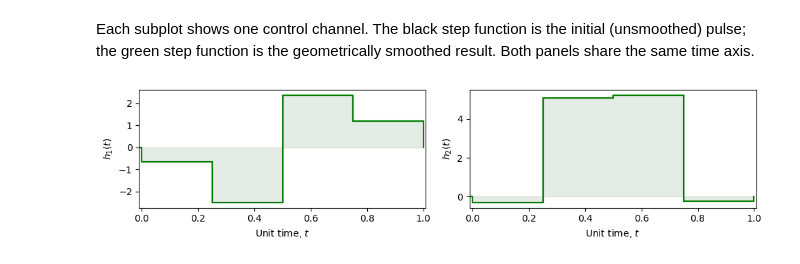
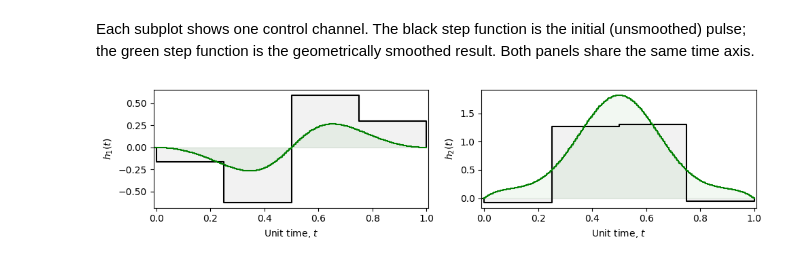
Before and after one commit to dyylan/geope, a Jupyter notebook: docs/examples/pulse_smoothing.ipynb, the cells around one changed output. Cells and saved outputs as stored; diff of their text form; code cells hidden in the pictures.

```diff
--- a/docs/examples/pulse_smoothing.ipynb
+++ b/docs/examples/pulse_smoothing.ipynb
@@ -103,7 +103,7 @@ while c < 6 and not success:
                              verbose=True,
                              history=History())
         steps.append(opt_geope.history.steps[-1])
-    success, _ = Gecko(opt_geope.params).smooth(piecewise_steps_multiplier=2, smoothing_rate=0.001, max_smoothing_steps=500, diff_tol=0.00001)
+    success, _ = Gecko(opt_geope.params, verbose=True).smooth(piecewise_steps_multiplier=2, smoothing_rate=0.01, max_smoothing_steps=500, diff_tol=0.00001)
     steps.append(opt_geope.history.steps[-1])
     c+=1
 opt_geope.optimize(max_steps=100, max_step_size=max_step_size, gram_schmidt_step_size=1.2*max_step_size)
@@ -190,7 +189,6 @@ gf_gates = [float(i)/gf_scaling for i in range(-1, opt_geope_gf.params.parameter
 fig, axs = plt.subplots(1, 2, figsize=(10, 2.5), sharex=True)
 
 for i, strength in enumerate(opt_geope.history.parameters[steps[0]].T):
-    strength = [s*orig_scaling for s in strength]
     if opt_geope.params.basis.labels[i] in opt_geope.params.projected_basis.labels:
         axs[0].step(orig_gates,
                     np.append(np.array([0]), np.append(strength,np.array([0]))),
@@ -204,7 +202,6 @@ for i, strength in enumerate(opt_geope.history.parameters[steps[0]].T):
                             alpha=0.05)
 
 for i, strength in enumerate(opt_geope_gf.params.parameters.T):
-    strength = [s*gf_scaling for s in strength]
     if opt_geope_gf.params.basis.labels[i] in opt_geope_gf.params.projected_basis.labels:
         axs[0].step(gf_gates,
                     np.append(np.array([0]), np.append(strength,np.array([0]))),
@@ -218,7 +215,6 @@ for i, strength in enumerate(opt_geope_gf.params.parameters.T):
                             alpha=alpha)
 
 for i, strength in enumerate(opt_geope.history.parameters[steps[0]].T):
-    strength = [s*orig_scaling for s in strength]
     if opt_geope.params.basis.labels[i] in opt_geope.params.projected_basis.labels:
         axs[1].step(orig_gates,
                     np.append(np.array([0]), np.append(strength,np.array([0]))),
@@ -232,7 +228,6 @@ for i, strength in enumerate(opt_geope.history.parameters[steps[0]].T):
                             alpha=0.05)
 
 for i, strength in enumerate(opt_geope.params.parameters.T):
-    strength = [s*smoothed_scaling for s in strength]
     if opt_geope.params.basis.labels[i] in opt_geope.params.projected_basis.labels:
         axs[1].step(smoothed_gates,
                     np.append(np.array([0]), np.append(strength,np.array([0]))),
@@ -303,7 +298,7 @@ success = False
 steps_2 = []
 while c < 6 and not success:
     opt.optimize(max_steps=100, max_step_size=max_step_size, gram_schmidt_step_size=1.2*max_step_size)
-    success, _ = Gecko(opt.params).smooth(piecewise_steps_multiplier=2, smoothing_rate=0.001, max_smoothing_steps=500, diff_tol=0.00001)
+    success, _ = Gecko(opt.params, verbose=True).smooth(piecewise_steps_multiplier=2, smoothing_rate=0.01, max_smoothing_steps=500, diff_tol=0.00001)
     steps_2.append(opt.history.steps[-1])
     c+=1
 opt.optimize(max_steps=100, max_step_size=max_step_size, gram_schmidt_step_size=1.2*max_step_size)
@@ -331,16 +326,14 @@ Each subplot shows one control channel. The black step function is the initial (
 alpha = 0.05
 y_limits = [-8.5,3]
 init_step = steps_2[0]
-smoothed_step = -1
 init_scaling = opt.history.parameters[init_step].shape[0]
-smoothed_scaling = opt.history.parameters[smoothed_step].shape[0]
+smoothed_scaling = opt.params.parameters.shape[0]
 gates = [float(i)/init_scaling for i in range(-1,opt.history.parameters[init_step].shape[0]+1)]
-smoothed_gates = [float(i)/smoothed_scaling for i in range(-1,opt.history.parameters[smoothed_step].shape[0]+1)]
+smoothed_gates = [float(i)/smoothed_scaling for i in range(-1,opt.params.parameters.shape[0]+1)]
 
 fig, axs = plt.subplots(1, 2, figsize=(10, 2.5), sharex=True)
 a=0
 for i, strength in enumerate(opt.history.parameters[init_step].T):
-    strength = [s*init_scaling for s in strength]
     if opt.params.basis.labels[i] in opt.params.projected_basis.labels:
         axs[a].step(gates,
                           np.append(np.array([0]), np.append(strength,np.array([0]))),
@@ -355,34 +348,33 @@ for i, strength in enumerate(opt.history.parameters[init_step].T):
         a+=1
 
 a=0
-for i, strength in enumerate(opt.history.parameters[smoothed_step].T):
-    strength = [s*smoothed_scaling for s in strength]
+for i, strength in enumerate(opt.params.parameters.T):
     if opt.params.basis.labels[i] in opt.params.projected_basis.labels:
         axs[a].step(smoothed_gates,
                           np.append(np.array([0]), np.append(strength,np.array([0]))),
                           where='post',
                           label=opt.params.basis.plot_labels[i],
                           color="green")
         axs[a].fill_between(smoothed_gates,
                                   np.append(np.array([0]), np.append(strength,np.array([0]))),
                                   step='post',
                                   color="green",
                                   alpha=alpha)
         a+=1
 
 for ax in axs:
     # ax.legend(loc='upper right')
     ax.grid(False)
     ax.set_xlim(-0.01,gates[-1]+0.008)
     # ax.set_ylim(y_limits[0],y_limits[1])
 
 axs[0].set_xlabel("Unit time, $t$")
 axs[1].set_xlabel("Unit time, $t$")
 
 axs[0].set_ylabel(f"$h_{{1}}(t)$")
 axs[1].set_ylabel(f"$h_{{2}}(t)$")
 
 plt.tight_layout()
 plt.show()
 # %% [output]
-[figure, old version]
+[figure, new version]
```
Also changed, not shown: parts of 4 cells of this notebook, 3 other files.
